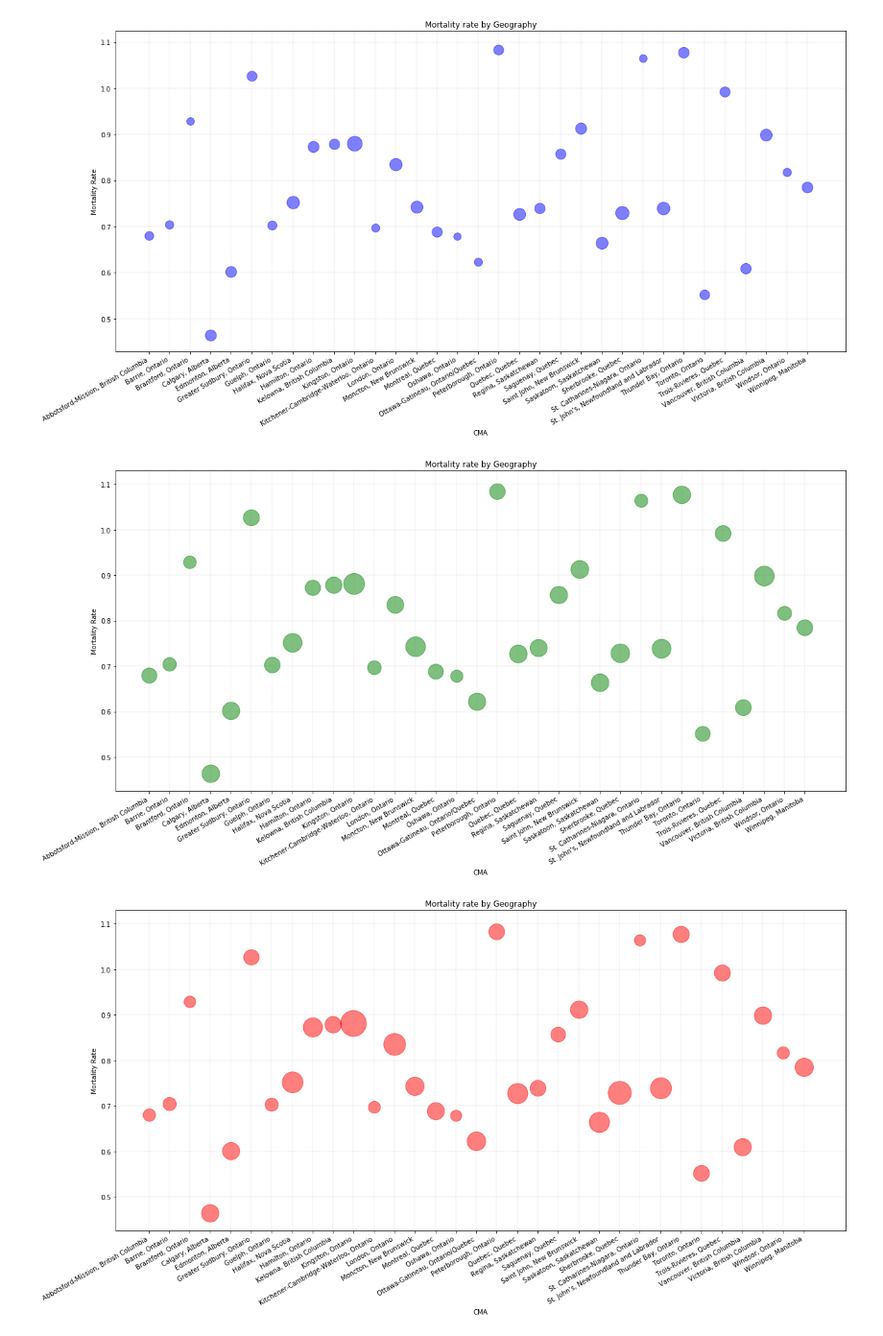
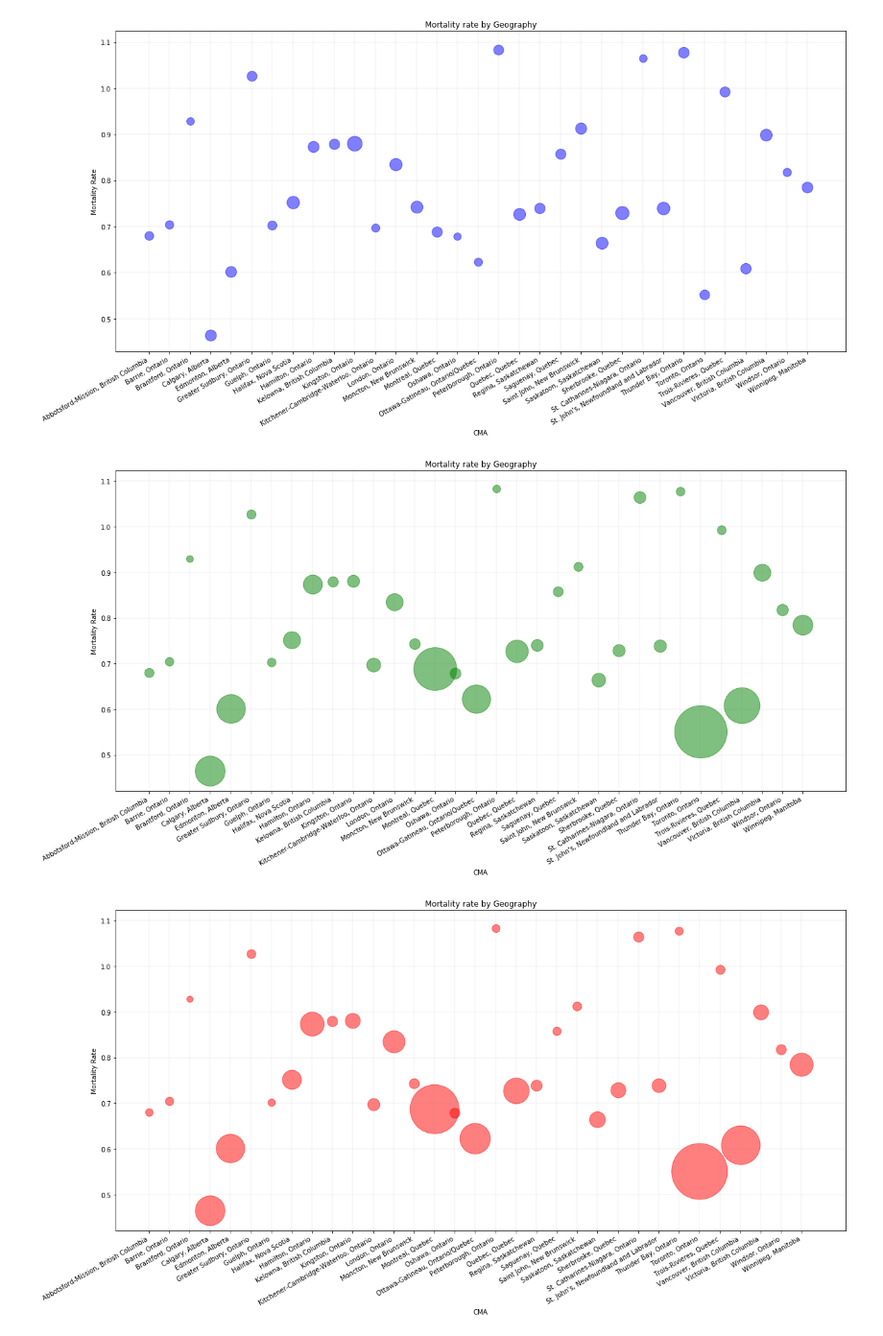
Before and after one commit to irinadrapic/project-one, a Jupyter notebook: phyisicians.ipynb, the cells around one changed output. Shown: that part at 96% size. Drawn from its saved outputs; the diff is of its cells as text; code cells hidden in the pictures.

```diff
--- a/phyisicians.ipynb
+++ b/phyisicians.ipynb
@@ -91,7 +94,7 @@ fig, ax = plt.subplots(figsize=(20,10))
 for i in range (len(final_df)):
 
     #plot each dot and change the size based on number of hospitals
-    plt.scatter(x.loc[i],y.loc[i], alpha=0.50, color="green", s=final_df['GP/FP'][i]/final_df['population'][i]*500000)
+    plt.scatter(x.loc[i],y.loc[i], alpha=0.50, color="green", s=final_df['GP/FP'][i])
 
 #add labels
 plt.title(f"Mortality rate by Geography")
@@ -101,28 +104,34 @@ fig.autofmt_xdate()
 
 #add gridlines
 ax.grid(color='grey', linestyle='-', linewidth=0.25, alpha=0.5)
+
+#output
+plt.savefig('mortality_CMA_GP_FP.png', transparent = 'true')
 # %% [output]
-[figure, old version]
+[figure, new version]
 # %%
 #Scatterplot of Mortality by City and specialists physicians
 
 #Define variables
 y = final_df['Mortality Rate']
 x = final_df['Geography']
 fig, ax = plt.subplots(figsize=(20,10))
 
 for i in range (len(final_df)):
 
     #plot each dot and change the size based on number of hospitals
-    plt.scatter(x.loc[i],y.loc[i], alpha=0.50, color="red", s=final_df['Other Specialists'][i]/final_df['population'][i]*500000)
+    plt.scatter(x.loc[i],y.loc[i], alpha=0.50, color="red", s=final_df['Other Specialists'][i])
 
 #add labels
 plt.title(f"Mortality rate by Geography")
 plt.ylabel('Mortality Rate')
 plt.xlabel('CMA')
 fig.autofmt_xdate()
 
 #add gridlines
 ax.grid(color='grey', linestyle='-', linewidth=0.25, alpha=0.5)
+
+#output
+plt.savefig('mortality_CMA_other_doctors_.png', transparent='true')
 # %% [output]
-[figure, old version]
+[figure, new version]
```
Also changed, not shown: parts of 3 cells of this notebook, 3 other files.
